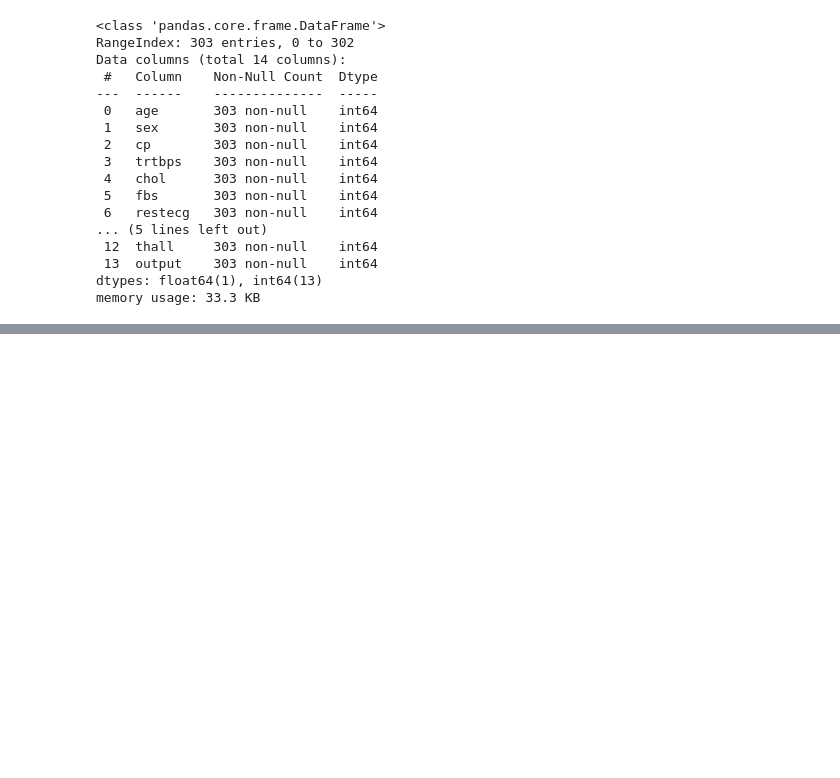
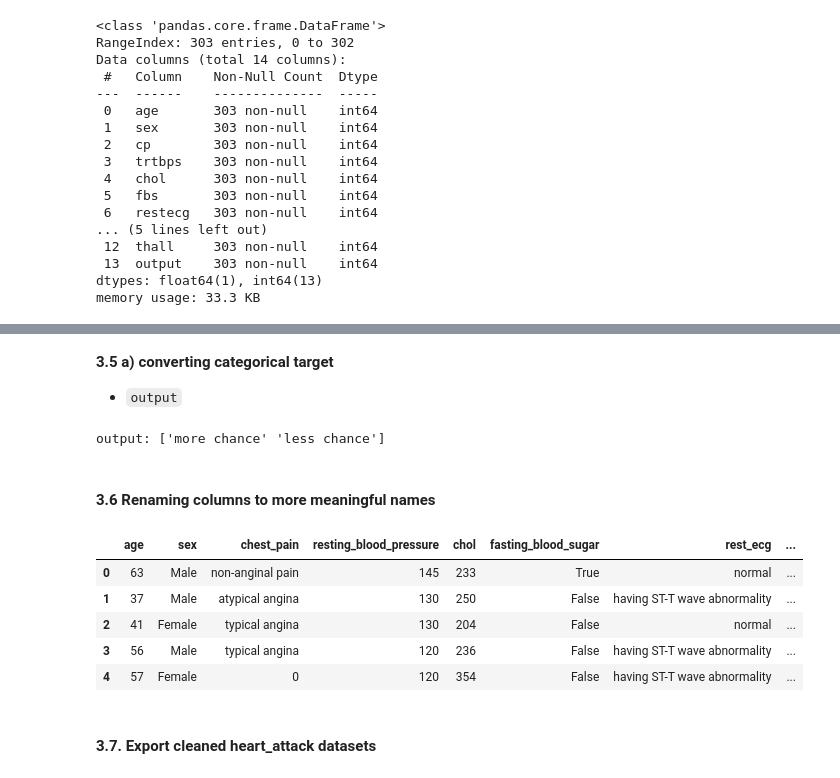
Before and after one commit to xJQx/bc2406-project, a Jupyter notebook: data-cleaning-preprocessing.ipynb, the cells around one changed output, grey strips where cells are left out. Cells and saved outputs as stored; diff of their text form; code cells hidden in the pictures; blank space fills up the shorter version.

```diff
--- a/data-cleaning-preprocessing.ipynb
+++ b/data-cleaning-preprocessing.ipynb
@@ -272,0 +455,43 @@ memory usage: 33.3 KB
+# %% [markdown]
+**3.5 a) converting categorical target**
+- `output`
+# %%
+output_mapping = {
+    0: 'less chance',
+    1: 'more chance'
+}
+for value in output_mapping:
+    condition = heart_attack_cleaned_text_df['output'] == value
+    heart_attack_cleaned_text_df.loc[condition, 'output'] = output_mapping[value]
+
+print('output:', heart_attack_cleaned_text_df['output'].unique())
+# %% [output]
+output: ['more chance' 'less chance']
+# %% [markdown]
+#### **3.6 Renaming columns to more meaningful names**
+# %%
+heart_attack_cleaned_text_df.rename(
+    {
+        'exng': 'exercise_induced_angina',
+        'cp': 'chest_pain',
+        'caa': 'num_of_major_vessels',
+        'trtbps': 'resting_blood_pressure',
+        'fbs': 'fasting_blood_sugar',
+        'restecg': 'rest_ecg',
+        'thalachh': 'max_heart_rate',
+        'thall': 'thal_rate',
+        'output': 'heart_attack_chance'
+    },
+    axis='columns',
+    inplace=True
+)
+heart_attack_cleaned_text_df.head()
+# %% [output]
+|  | age | sex | chest_pain | resting_blood_pressure | chol | fasting_blood_sugar | rest_ecg | ... |
+| 0 | 63 | Male | non-anginal pain | 145 | 233 | True | normal | ... |
+| 1 | 37 | Male | atypical angina | 130 | 250 | False | having ST-T wave abnormality | ... |
+| 2 | 41 | Female | typical angina | 130 | 204 | False | normal | ... |
+| 3 | 56 | Male | typical angina | 120 | 236 | False | having ST-T wave abnormality | ... |
+| 4 | 57 | Female | 0 | 120 | 354 | False | having ST-T wave abnormality | ... |
+# %% [markdown]
+#### **3.7. Export cleaned heart_attack datasets**
```
Also changed, not shown: parts of 23 cells of this notebook, 2 other files.
